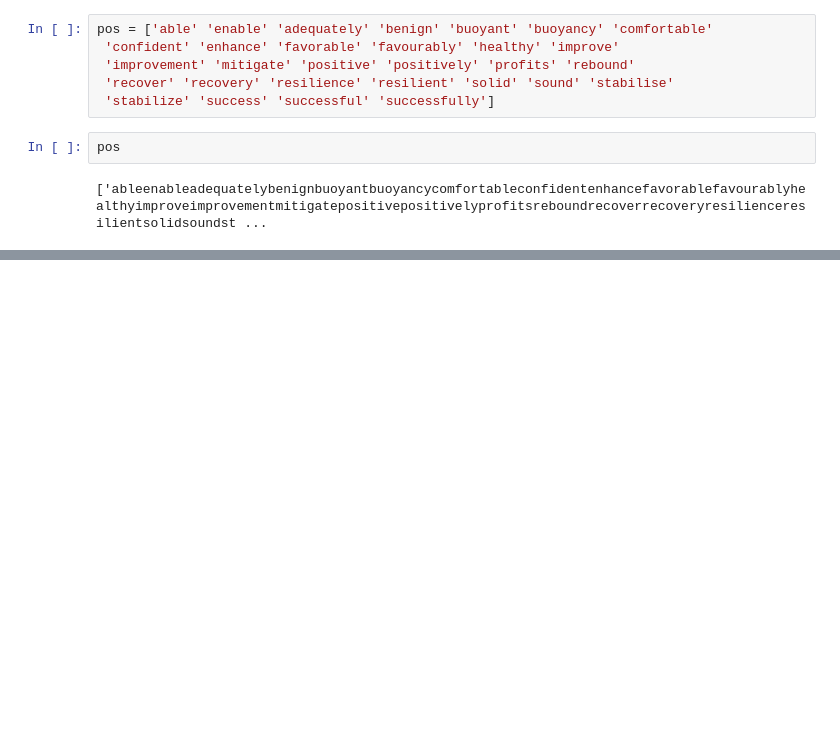
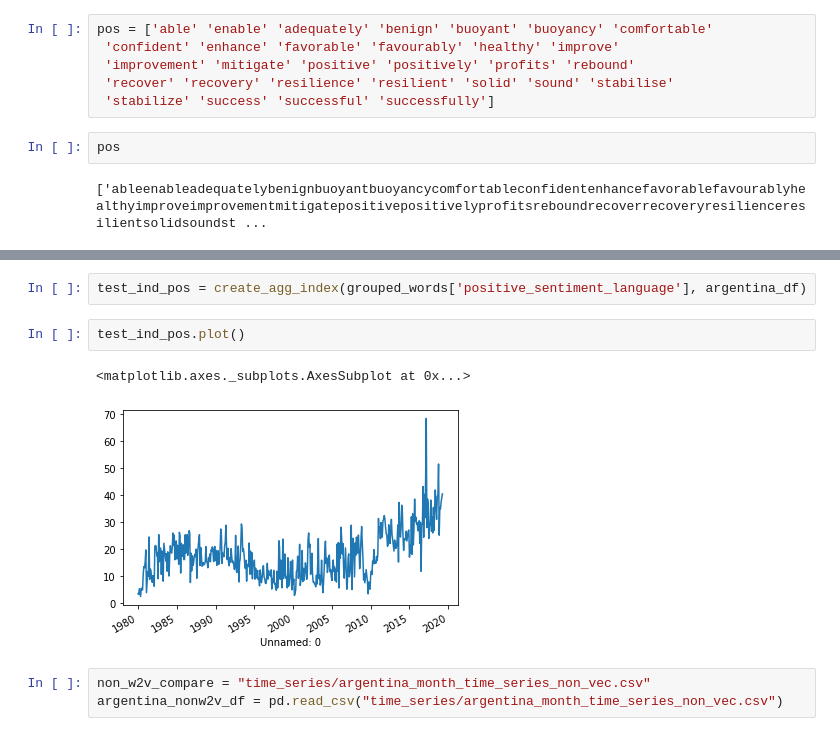
Before and after one commit to johnsonice/IMF_VE_News, a Jupyter notebook: research/w2v_compare/Untitled.ipynb, the cells around one changed output, grey strips where cells are left out. Cells and saved outputs as stored; diff of their text form; blank space fills up the shorter version.

```diff
--- a/research/w2v_compare/Untitled.ipynb
+++ b/research/w2v_compare/Untitled.ipynb
@@ -46,0 +65,10 @@ pos
+# %%
+test_ind_pos = create_agg_index(grouped_words['positive_sentiment_language'], argentina_df)
+# %%
+test_ind_pos.plot()
+# %% [output]
+<matplotlib.axes._subplots.AxesSubplot at 0x...>
+[figure, added]
+# %%
+non_w2v_compare = "time_series/argentina_month_time_series_non_vec.csv"
+argentina_nonw2v_df = pd.read_csv("time_series/argentina_month_time_series_non_vec.csv")
```
Also changed, not shown: parts of 10 cells of this notebook, 1 other file.
